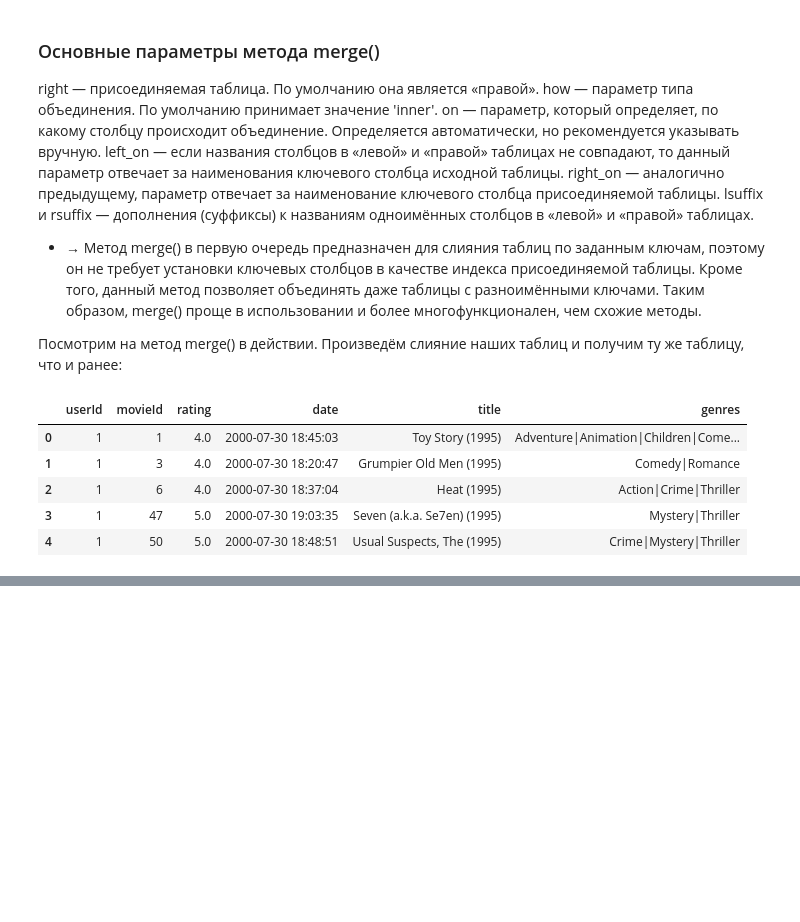
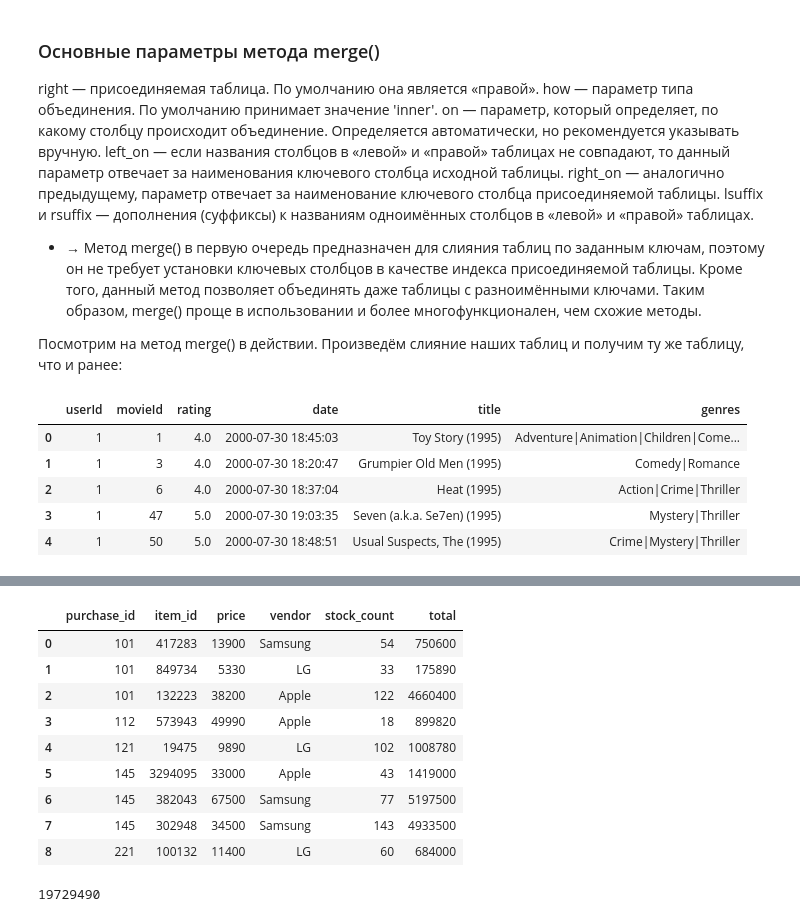
Before and after one commit to LarinDen/sf_ds, a Jupyter notebook: SkillFactory/PY_12_Продвинутые методы работы с данными в Pandas/Продвинутые методы работы с данными в Pandas.ipynb, the cells around one changed output, grey strips where cells are left out. Drawn from its saved outputs; the diff is of its cells as text; code cells hidden in the pictures; blank space fills up the shorter version.

```diff
--- a/SkillFactory/PY_12_Продвинутые методы работы с данными в Pandas/Продвинутые методы работы с данными в Pandas.ipynb
+++ b/SkillFactory/PY_12_Продвинутые методы работы с данными в Pandas/Продвинутые методы работы с данными в Pandas.ipynb
@@ -1026,0 +1148,31 @@ display(merged.head())
+# %%
+"""
+Сформируйте DataFrame merged, в котором в результате объединения
+purchase_df и items_df останутся модели, которые учтены на складе и имели продажи.
+"""
+merged = purchase_df.merge(items_df, how='inner', on='item_id')
+"""
+	purchase_id	item_id	price	vendor	stock_count
+0	101	        417283	13900	Samsung	54
+1	101	        849734	5330	LG	    33
+2	101	        132223	38200	Apple	122
+3	112	        573943	49990	Apple	18
+4	121	        19475	9890	LG	1   02
+5	145	        3294095	33000	Apple	43
+6	145     	382043	67500	Samsung	77
+7	145	        302948	34500	Samsung	143
+8	221	        100132	11400	LG	    60
+"""
+#merged = items_df.merge(purchase_df, how='inner', on='item_id')
+"""	item_id	vendor	stock_count	purchase_id	price
+0	417283	Samsung	54	        101	        13900
+1	849734	LG	    33	        101	        5330
+2	132223	Apple	122	        101	        38200
+3	573943	Apple	18	        112	        49990
+4	19475	LG	    102	        121	        9890
+5	3294095	Apple	43	        145	        33000
+6	382043	Samsung	77	        145	        67500
+7	302948	Samsung	143	        145	        34500
+8	100132	LG	    60	        221	        11400
+"""
+display(merged)
@@ -1026,0 +1190,22 @@ display(merged.head())
+# %%
+"""
+Найдите из таблицы merged суммарную выручку, которую можно было бы получить
+от продажи всех товаров, которые есть на складе.
+Результат занесите в переменную income.
+"""
+merged['total'] = merged['price'] * merged['stock_count']
+display(merged)
+income = merged['total'].sum()
+print(income)
+# %% [output]
+|  | purchase_id | item_id | price | vendor | stock_count | total |
+| 0 | 101 | 417283 | 13900 | Samsung | 54 | 750600 |
+| 1 | 101 | 849734 | 5330 | LG | 33 | 175890 |
+| 2 | 101 | 132223 | 38200 | Apple | 122 | 4660400 |
+| 3 | 112 | 573943 | 49990 | Apple | 18 | 899820 |
+| 4 | 121 | 19475 | 9890 | LG | 102 | 1008780 |
+| 5 | 145 | 3294095 | 33000 | Apple | 43 | 1419000 |
+| 6 | 145 | 382043 | 67500 | Samsung | 77 | 5197500 |
+| 7 | 145 | 302948 | 34500 | Samsung | 143 | 4933500 |
+| 8 | 221 | 100132 | 11400 | LG | 60 | 684000 |
+19729490
```
Also changed, not shown: parts of 33 cells of this notebook, 1 other file.
